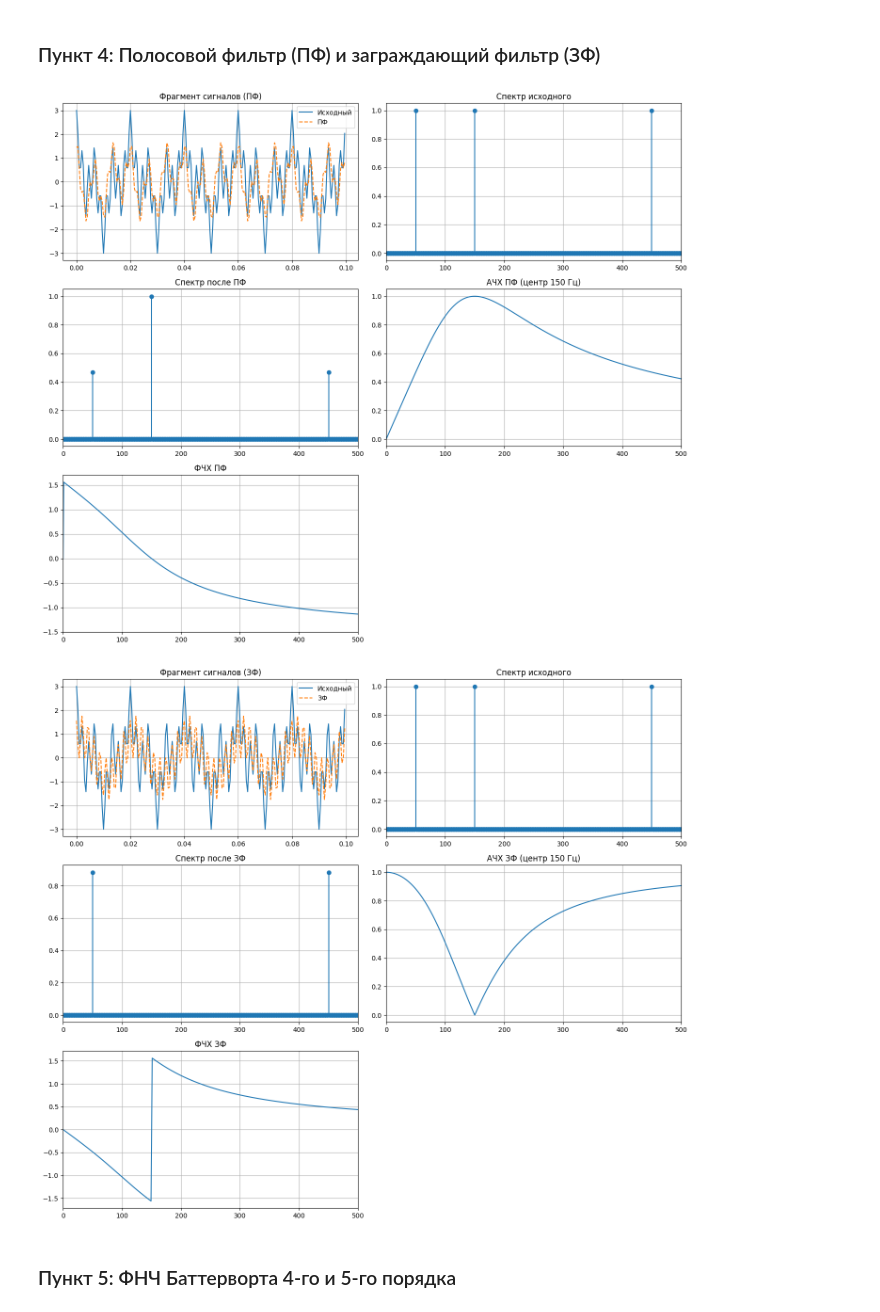
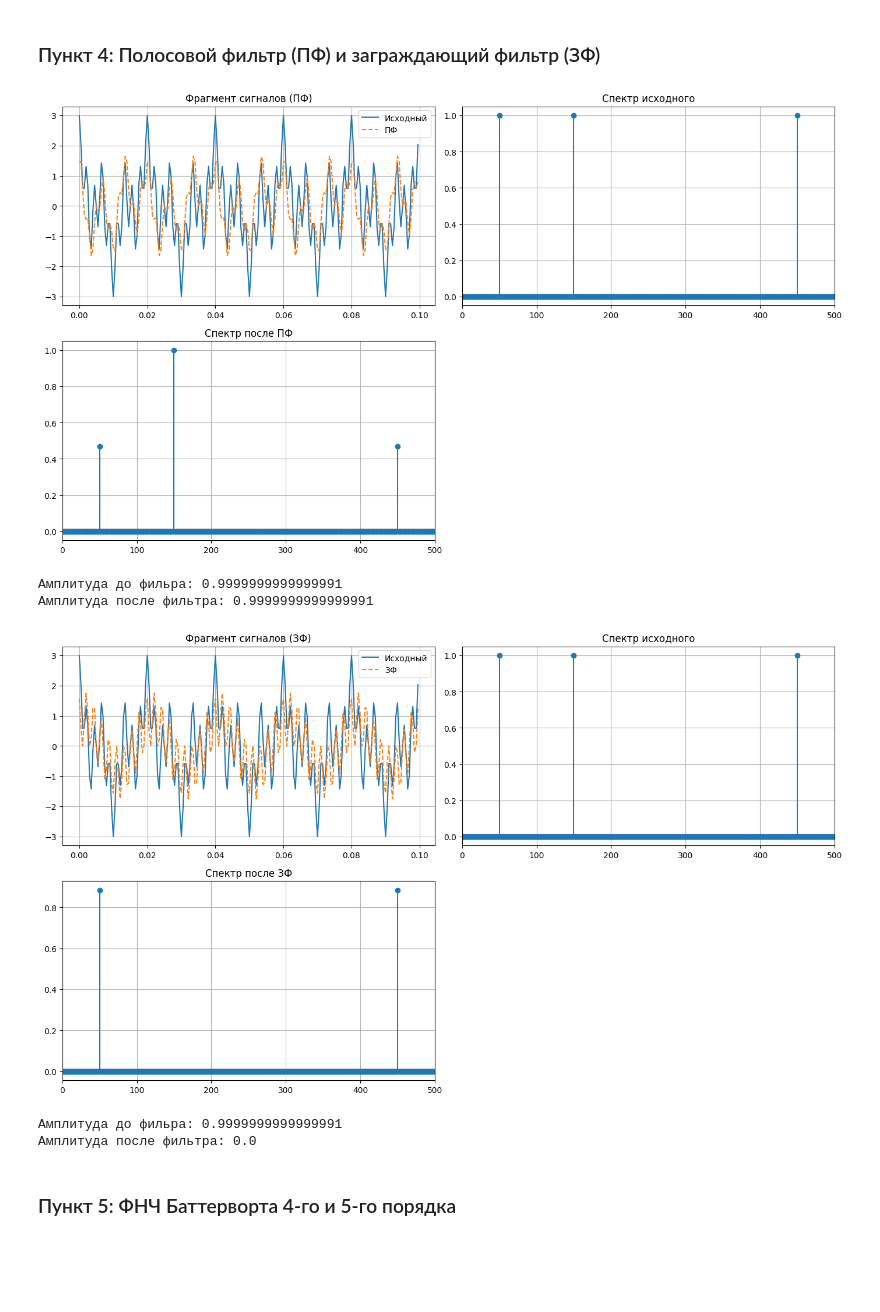
Before and after one commit to KamenevIvan/DPoS, a Jupyter notebook: lab3.ipynb, the cells around one changed output. Cells and saved outputs as stored; diff of their text form; code cells hidden in the pictures; blank space fills up the shorter version.

```diff
--- a/lab3.ipynb
+++ b/lab3.ipynb
@@ -248,73 +182,49 @@ plt.title('Спектр после ПФ')
 plt.xlim(0, 500)
 plt.grid(True)
 
-plt.subplot(3, 2, 4)
-plt.plot(freq[pos_idx], np.abs(H_band[pos_idx]))
-plt.title(f'АЧХ ПФ (центр {fc_band} Гц)')
-plt.xlim(0, 500)
-plt.grid(True)
-
-plt.subplot(3, 2, 5)
-plt.plot(freq[pos_idx], np.angle(H_band[pos_idx]))
-plt.title('ФЧХ ПФ')
-plt.xlim(0, 500)
-plt.grid(True)
-
 idx_150 = np.argmin(np.abs(freq - 150))
 A_orig_150 = np.abs(X[idx_150]) * 2 / N
 A_band_150 = np.abs(Y_band[idx_150]) * 2 / N
-# plt.subplot(3, 2, 6)
-# plt.bar(['Исходный', 'ПФ'], [A_orig_150, A_band_150])
-# plt.title('Амплитуда на 150 Гц (ПФ)')
-# plt.grid(axis='y')
 
 plt.tight_layout()
 plt.show()
+
+print(f'Амплитуда до фильра: {A_orig_150}\nАмплитуда после фильтра: {A_band_150}')
 
 # Графики для ЗФ
 plt.figure(figsize=(14, 12))
 plt.subplot(3, 2, 1)
 plt.plot(t[:200], x[:200], label='Исходный')
 plt.plot(t[:200], y_notch[:200], '--', label='ЗФ')
 plt.title('Фрагмент сигналов (ЗФ)')
 plt.legend()
 plt.grid(True)
 
 plt.subplot(3, 2, 2)
 plt.stem(freq[pos_idx], np.abs(X[pos_idx]) * 2 / N, basefmt=' ')
 plt.title('Спектр исходного')
 plt.xlim(0, 500)
 plt.grid(True)
 
 plt.subplot(3, 2, 3)
 plt.stem(freq[pos_idx], np.abs(Y_notch[pos_idx]) * 2 / N, basefmt=' ')
 plt.title('Спектр после ЗФ')
 plt.xlim(0, 500)
 plt.grid(True)
 
-plt.subplot(3, 2, 4)
-plt.plot(freq[pos_idx], np.abs(H_notch[pos_idx]))
-plt.title(f'АЧХ ЗФ (центр {fc_band} Гц)')
-plt.xlim(0, 500)
-plt.grid(True)
-
-plt.subplot(3, 2, 5)
-plt.plot(freq[pos_idx], np.angle(H_notch[pos_idx]))
-plt.title('ФЧХ ЗФ')
-plt.xlim(0, 500)
-plt.grid(True)
-
 A_notch_150 = np.abs(Y_notch[idx_150]) * 2 / N
-# plt.subplot(3, 2, 6)
-# plt.bar(['Исходный', 'ЗФ'], [A_orig_150, A_notch_150])
-# plt.title('Амплитуда на 150 Гц (ЗФ)')
-# plt.grid(axis='y')
 
 plt.tight_layout()
 plt.show()
+
+print(f'Амплитуда до фильра: {A_orig_150}\nАмплитуда после фильтра: {A_notch_150}')
 # %% [output]
-[figure, old version]
+[figure, new version]
+Амплитуда до фильра: 0.9999999999999991
+Амплитуда после фильтра: 0.9999999999999991
-[figure, old version]
+[figure, new version]
+Амплитуда до фильра: 0.9999999999999991
+Амплитуда после фильтра: 0.0
 # %% [markdown]
 ### Пункт 5: ФНЧ Баттерворта 4-го и 5-го порядка
 # %%
```
Also changed, not shown: parts of 11 cells of this notebook.
